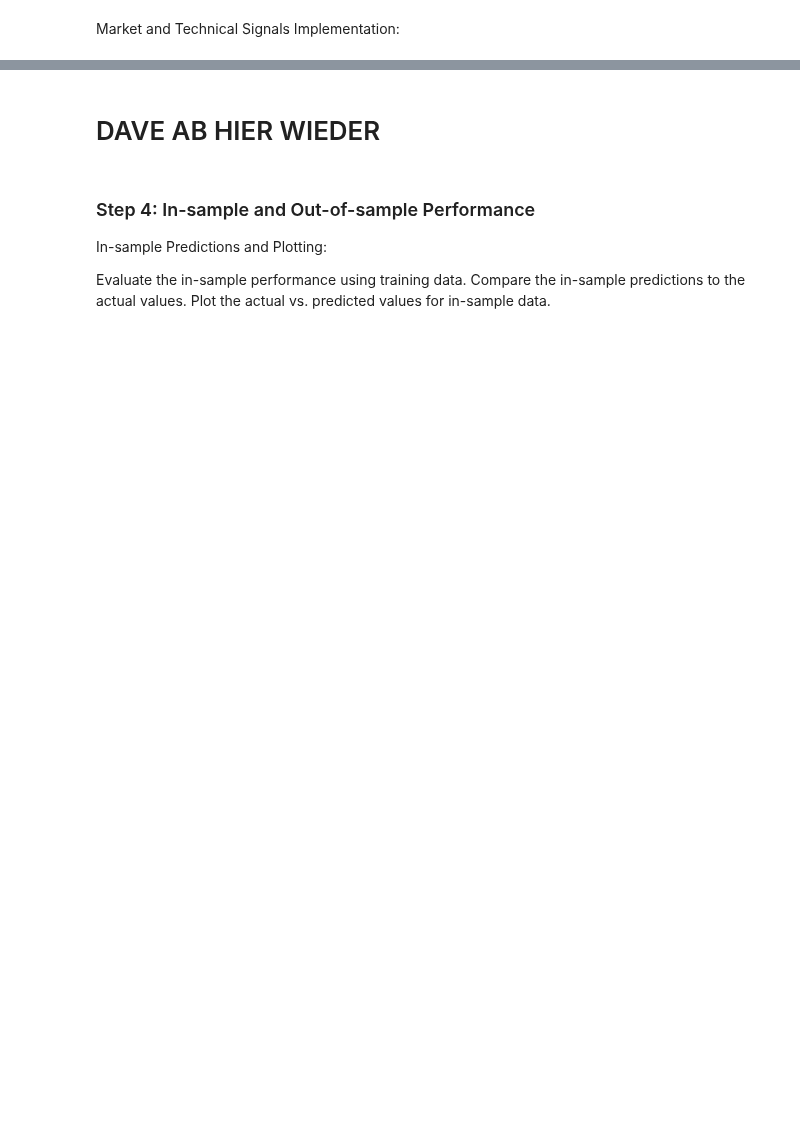
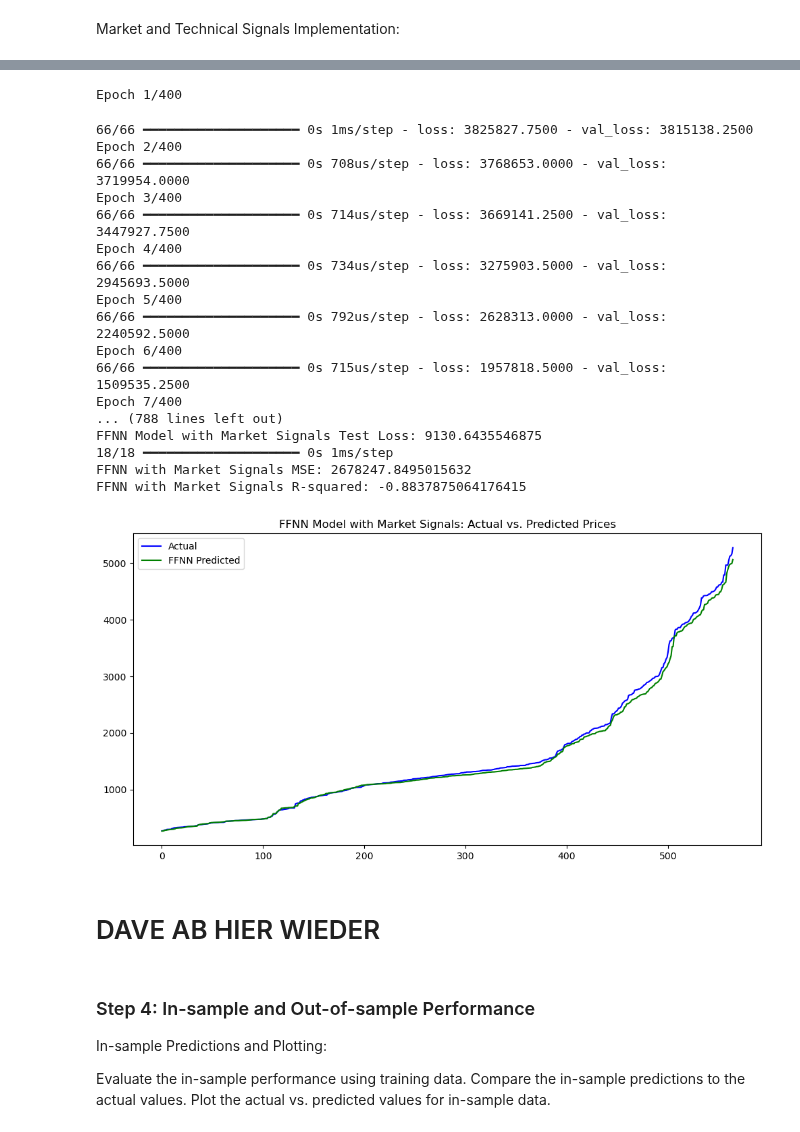
Before and after one commit to radubauzh/Quantitative_Trading_Algorithm, a Jupyter notebook: SP500_Trading_Algorithm.ipynb, the cells around one changed output, grey strips where cells are left out. Cells and saved outputs as stored; diff of their text form; code cells hidden in the pictures; blank space fills up the shorter version.

```diff
--- a/SP500_Trading_Algorithm.ipynb
+++ b/SP500_Trading_Algorithm.ipynb
@@ -546,3 +494,71 @@ FFNN with Market Signals R-squared: -0.6812709052583314
+# %%
+# Define Market and Technical Signals
+market_signals = ['pe', 'dy', '_mkt', '_va', '_gr']
+
+# Filter data for these signals
+data_market = data[market_signals + ['snp']]
+
+# Handle missing values and normalize
+data_market = data_market.dropna()
+features_market = data_market.drop(columns=['snp'])
+target_market = data_market['snp']
+features_market_scaled = scaler.fit_transform(features_market)
+
+# Split data into training and testing sets
+X_train_market, X_test_market, y_train_market, y_test_market = train_test_split(features_market_scaled, target_market, test_size=0.3, random_state=42)
+
+# Define the FFNN model
+ffnn_model_market = Sequential()
+ffnn_model_market.add(Dense(64, input_dim=X_train_market.shape[1], activation='relu'))
+ffnn_model_market.add(Dropout(0.2))
+ffnn_model_market.add(Dense(32, activation='relu'))
+ffnn_model_market.add(Dropout(0.2))
+ffnn_model_market.add(Dense(1, activation='linear'))
+
+# Compile the model
+ffnn_model_market.compile(optimizer=Adam(learning_rate=0.001), loss='mean_squared_error')
+
+# Train the model
+ffnn_history_market = ffnn_model_market.fit(X_train_market, y_train_market, epochs=50, batch_size=16, validation_split=0.2, verbose=1)
+
+# Evaluate the model on the test set
+ffnn_evaluation_market = ffnn_model_market.evaluate(X_test_market, y_test_market)
+print(f"FFNN Model with Market Signals Test Loss: {ffnn_evaluation_market}")
+
+# Make predictions
+ffnn_market_predictions = ffnn_model_market.predict(X_test_market)
+ffnn_market_mse = mean_squared_error(sorted(y_test_market), ffnn_market_predictions)
+ffnn_market_r2 = r2_score(sorted(y_test_market), ffnn_market_predictions)
+print(f"FFNN with Market Signals MSE: {ffnn_market_mse}")
+print(f"FFNN with Market Signals R-squared: {ffnn_market_r2}")
+
+# Plot actual vs. predicted values for FFNN with Market Signals
+plt.figure(figsize=(12, 6))
+plt.plot(sorted(y_test_market.values), label='Actual', color='blue')
+plt.plot(sorted(ffnn_market_predictions.flatten()), label='FFNN Predicted', color='green')
+plt.title('FFNN Model with Market Signals: Actual vs. Predicted Prices')
+plt.legend()
+plt.show()
+# %% [output]
+Epoch 1/400
+66/66 ━━━━━━━━━━━━━━━━━━━━ 0s 1ms/step - loss: 3825827.7500 - val_loss: 3815138.2500
+Epoch 2/400
+66/66 ━━━━━━━━━━━━━━━━━━━━ 0s 708us/step - loss: 3768653.0000 - val_loss: 3719954.0000
+Epoch 3/400
+66/66 ━━━━━━━━━━━━━━━━━━━━ 0s 714us/step - loss: 3669141.2500 - val_loss: 3447927.7500
+Epoch 4/400
+66/66 ━━━━━━━━━━━━━━━━━━━━ 0s 734us/step - loss: 3275903.5000 - val_loss: 2945693.5000
+Epoch 5/400
+66/66 ━━━━━━━━━━━━━━━━━━━━ 0s 792us/step - loss: 2628313.0000 - val_loss: 2240592.5000
+Epoch 6/400
+66/66 ━━━━━━━━━━━━━━━━━━━━ 0s 715us/step - loss: 1957818.5000 - val_loss: 1509535.2500
+Epoch 7/400
+... (788 lines left out)
+FFNN Model with Market Signals Test Loss: 9130.6435546875
+18/18 ━━━━━━━━━━━━━━━━━━━━ 0s 1ms/step
+FFNN with Market Signals MSE: 2678247.8495015632
+FFNN with Market Signals R-squared: -0.8837875064176415
+[figure, added]
 # %% [markdown]
 # DAVE AB HIER WIEDER
 # %% [markdown]
```
Also changed, not shown: parts of 12 cells of this notebook.
